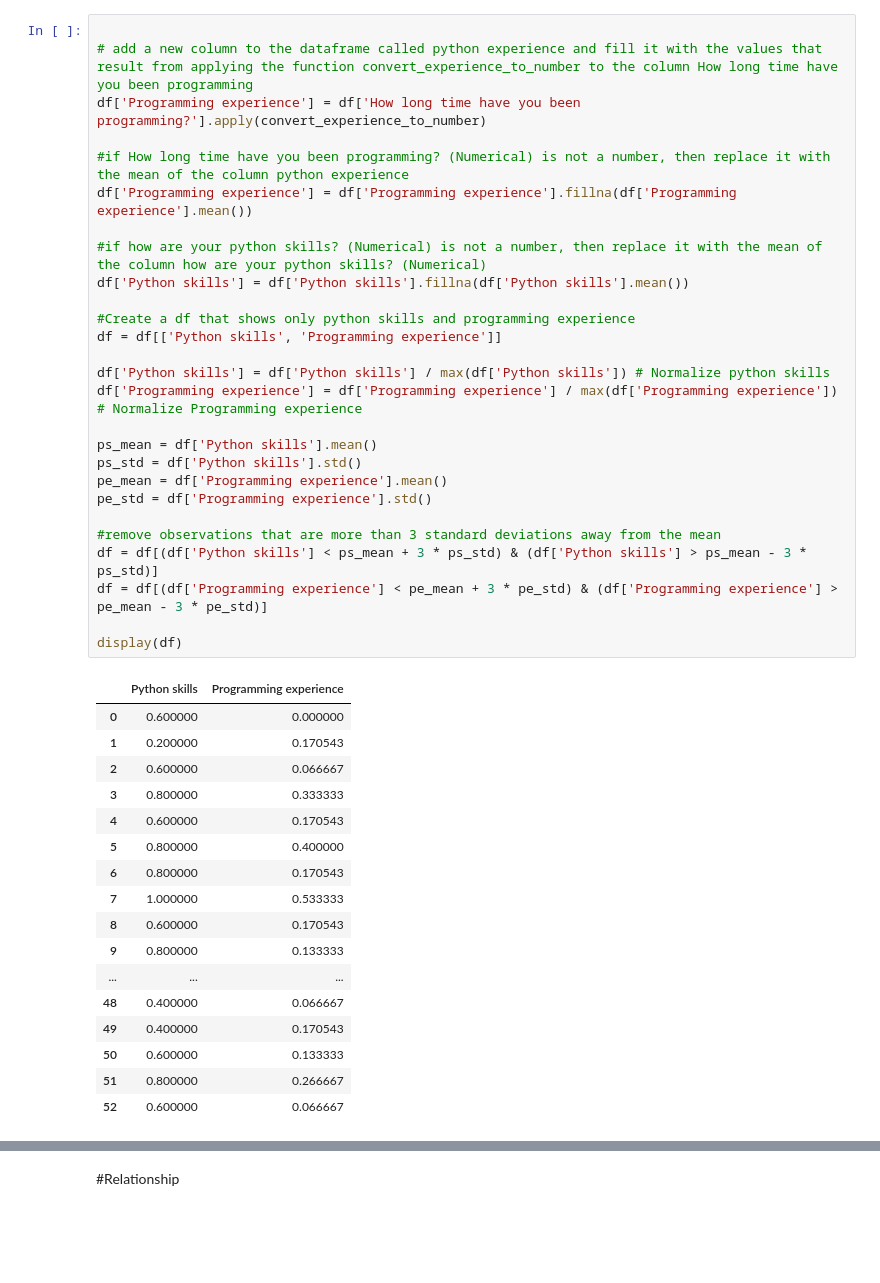
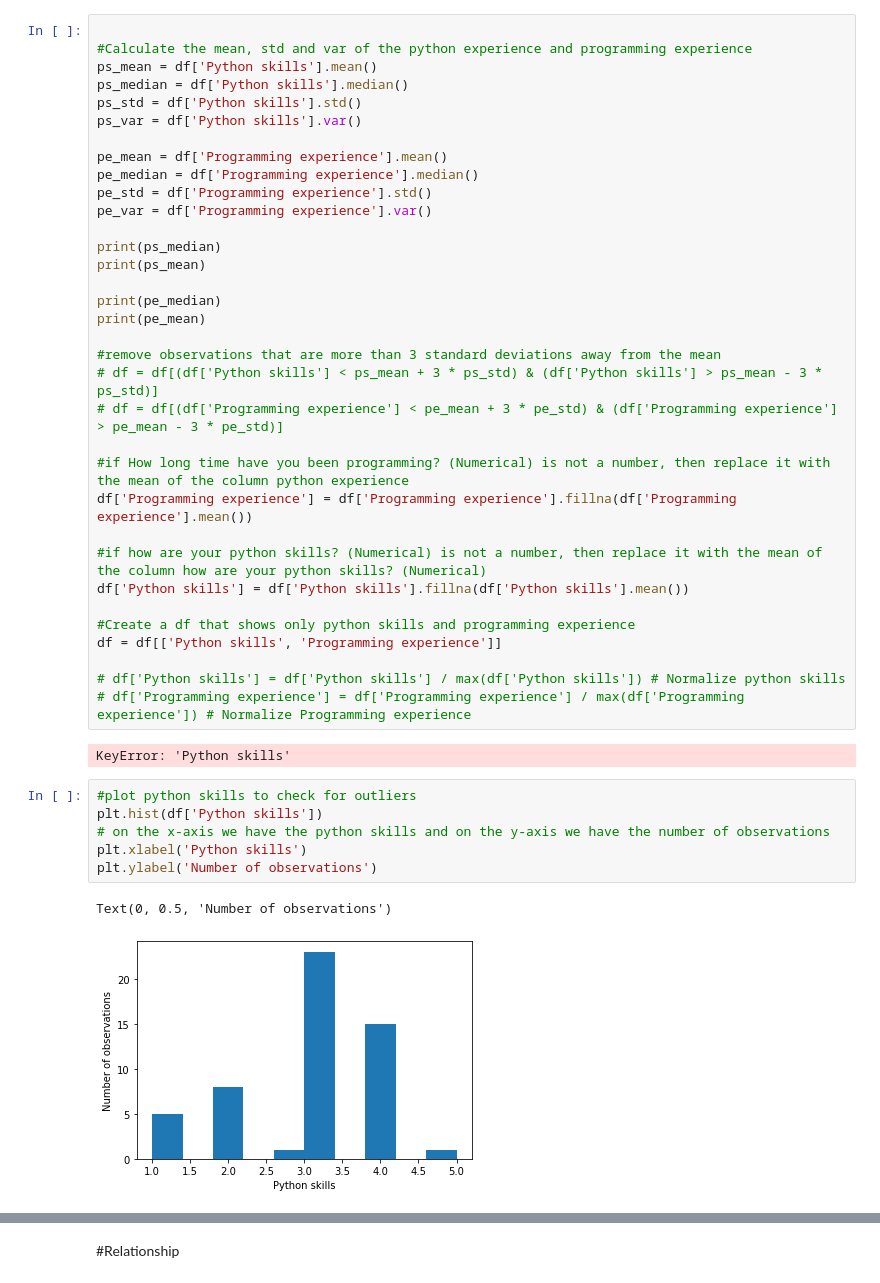
Before and after one commit to Dybton/data-mining-mini-project, a Jupyter notebook: mini_project_regression.ipynb, the cells around one changed output, grey strips where cells are left out. Saved outputs shown, nothing was run; the diff lists cells and outputs as text; blank space fills up the shorter version.

Commit message:
have recreated the feature engineering

```diff
--- a/mini_project_regression.ipynb
+++ b/mini_project_regression.ipynb
@@ -104,7 +69,25 @@ nan
 # %%
 
-# add a new column to the dataframe called python experience and fill it with the values that result from applying the function convert_experience_to_number to the column How long time have you been programming
-df['Programming experience'] = df['How long time have you been programming?'].apply(convert_experience_to_number)
+#Calculate the mean, std and var of the python experience and programming experience
+ps_mean = df['Python skills'].mean()
+ps_median = df['Python skills'].median()
+ps_std = df['Python skills'].std()
+ps_var = df['Python skills'].var()
+
+pe_mean = df['Programming experience'].mean()
+pe_median = df['Programming experience'].median()
+pe_std = df['Programming experience'].std()
+pe_var = df['Programming experience'].var()
+
+print(ps_median)
+print(ps_mean)
+
+print(pe_median)
+print(pe_mean)
+
+#remove observations that are more than 3 standard deviations away from the mean
+# df = df[(df['Python skills'] < ps_mean + 3 * ps_std) & (df['Python skills'] > ps_mean - 3 * ps_std)]
+# df = df[(df['Programming experience'] < pe_mean + 3 * pe_std) & (df['Programming experience'] > pe_mean - 3 * pe_std)]
 
 #if How long time have you been programming? (Numerical) is not a number, then replace it with the mean of the column python experience
 df['Programming experience'] = df['Programming experience'].fillna(df['Programming experience'].mean())
@@ -115,34 +98,16 @@ df['Python skills'] = df['Python skills'].fillna(df['Python skills'].mean())
 #Create a df that shows only python skills and programming experience
 df = df[['Python skills', 'Programming experience']]
 
-df['Python skills'] = df['Python skills'] / max(df['Python skills']) # Normalize python skills
-df['Programming experience'] = df['Programming experience'] / max(df['Programming experience']) # Normalize Programming experience
-
-ps_mean = df['Python skills'].mean()
-ps_std = df['Python skills'].std()
-pe_mean = df['Programming experience'].mean()
-pe_std = df['Programming experience'].std()
-
-#remove observations that are more than 3 standard deviations away from the mean
-df = df[(df['Python skills'] < ps_mean + 3 * ps_std) & (df['Python skills'] > ps_mean - 3 * ps_std)]
-df = df[(df['Programming experience'] < pe_mean + 3 * pe_std) & (df['Programming experience'] > pe_mean - 3 * pe_std)]
-
-display(df)
+# df['Python skills'] = df['Python skills'] / max(df['Python skills']) # Normalize python skills
+# df['Programming experience'] = df['Programming experience'] / max(df['Programming experience']) # Normalize Programming experience
 # %% [output]
-|  | Python skills | Programming experience |
-| 0 | 0.600000 | 0.000000 |
-| 1 | 0.200000 | 0.170543 |
-| 2 | 0.600000 | 0.066667 |
-| 3 | 0.800000 | 0.333333 |
-| 4 | 0.600000 | 0.170543 |
-| 5 | 0.800000 | 0.400000 |
-| 6 | 0.800000 | 0.170543 |
-| 7 | 1.000000 | 0.533333 |
-| 8 | 0.600000 | 0.170543 |
-| 9 | 0.800000 | 0.133333 |
-| ... | ... | ... |
-| 48 | 0.400000 | 0.066667 |
-| 49 | 0.400000 | 0.170543 |
-| 50 | 0.600000 | 0.133333 |
-| 51 | 0.800000 | 0.266667 |
-| 52 | 0.600000 | 0.066667 |
+KeyError: 'Python skills'
+# %%
+#plot python skills to check for outliers
+plt.hist(df['Python skills'])
+# on the x-axis we have the python skills and on the y-axis we have the number of observations
+plt.xlabel('Python skills')
+plt.ylabel('Number of observations')
+# %% [output]
+Text(0, 0.5, 'Number of observations')
+[figure, added]
```
Also changed, not shown: parts of 11 cells of this notebook, 2 other files.
